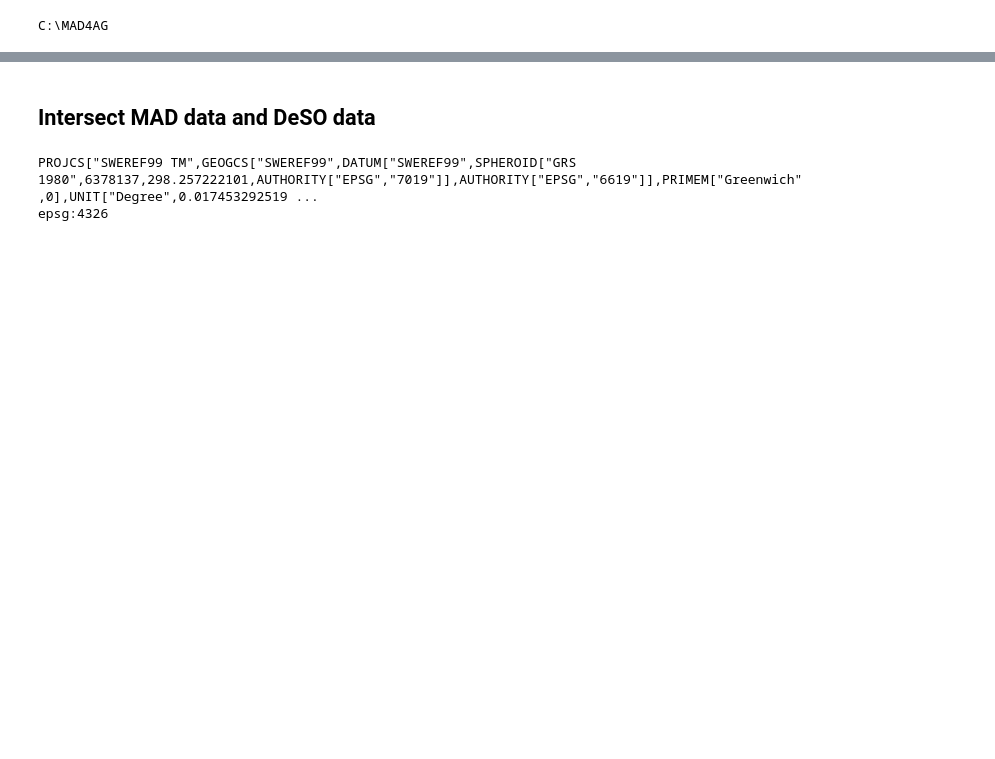
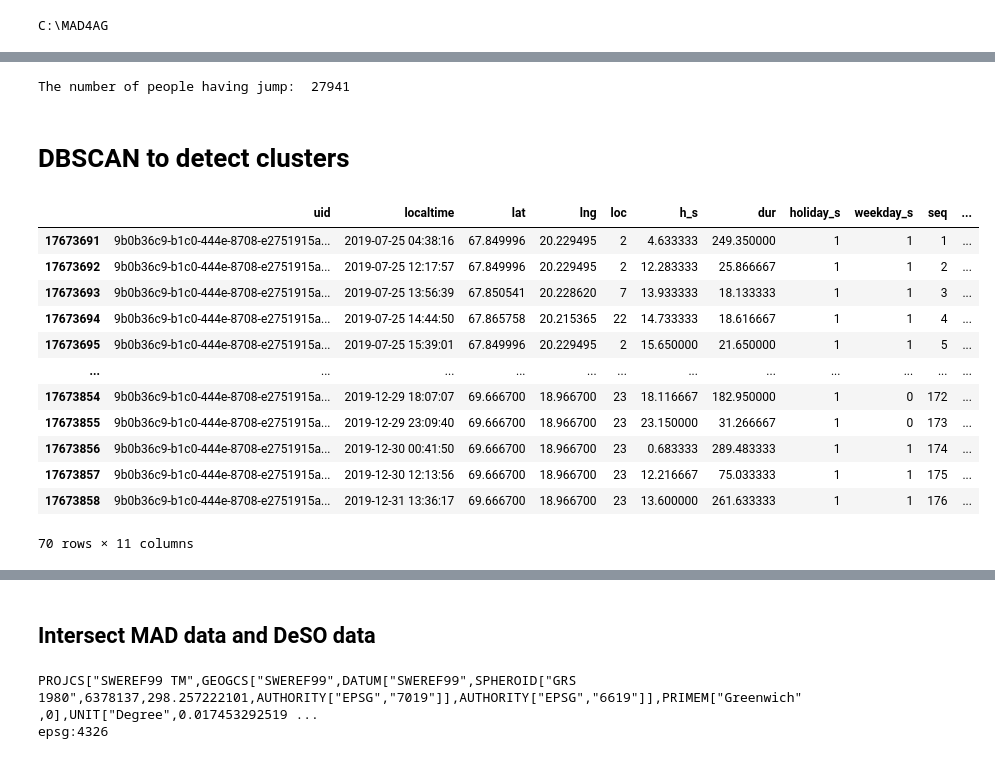
Before and after one commit to tozlucaglar/MAD4AG, a Jupyter notebook: src/1.1-Feature-engineering-close-buildings.ipynb, the cells around one changed output, grey strips where cells are left out. Cells and saved outputs as stored; diff of their text form; code cells hidden in the pictures; blank space fills up the shorter version.

```diff
--- a/src/1.1-Feature-engineering-close-buildings.ipynb
+++ b/src/1.1-Feature-engineering-close-buildings.ipynb
@@ -25,0 +41,7 @@ df = pd.read_parquet(file_name)
+# %%
+tqdm.pandas()
+df = df.groupby('uid').progress_apply(add_individual_clusters)
+
+print('The number of people having jump: ', len(df['uid'][df['cluster']>1].unique()))
+# %% [output]
+The number of people having jump:  27941
@@ -26,3 +52,5 @@ df = pd.read_parquet(file_name)
+# %% [markdown]
+# DBSCAN to detect clusters
 # %%
 def add_individual_clusters(data):
     # represent points consistently as (lat, lon)
@@ -41,3 +69,21 @@ def add_individual_clusters(data):
 # %%
 tqdm.pandas()
 df = df.groupby('uid').progress_apply(add_individual_clusters)
+# %%
+# the clusters in one individual's different jumps
+
+df[df['uid'] == '9b0b36c9-b1c0-444e-8708-e2751915a587-1']
+# %% [output]
+|  | uid | localtime | lat | lng | loc | h_s | dur | holiday_s | weekday_s | seq | ... |
+| 17673691 | 9b0b36c9-b1c0-444e-8708-e2751915a... | 2019-07-25 04:38:16 | 67.849996 | 20.229495 | 2 | 4.633333 | 249.350000 | 1 | 1 | 1 | ... |
+| 17673692 | 9b0b36c9-b1c0-444e-8708-e2751915a... | 2019-07-25 12:17:57 | 67.849996 | 20.229495 | 2 | 12.283333 | 25.866667 | 1 | 1 | 2 | ... |
+| 17673693 | 9b0b36c9-b1c0-444e-8708-e2751915a... | 2019-07-25 13:56:39 | 67.850541 | 20.228620 | 7 | 13.933333 | 18.133333 | 1 | 1 | 3 | ... |
+| 17673694 | 9b0b36c9-b1c0-444e-8708-e2751915a... | 2019-07-25 14:44:50 | 67.865758 | 20.215365 | 22 | 14.733333 | 18.616667 | 1 | 1 | 4 | ... |
+| 17673695 | 9b0b36c9-b1c0-444e-8708-e2751915a... | 2019-07-25 15:39:01 | 67.849996 | 20.229495 | 2 | 15.650000 | 21.650000 | 1 | 1 | 5 | ... |
+| ... | ... | ... | ... | ... | ... | ... | ... | ... | ... | ... | ... |
+| 17673854 | 9b0b36c9-b1c0-444e-8708-e2751915a... | 2019-12-29 18:07:07 | 69.666700 | 18.966700 | 23 | 18.116667 | 182.950000 | 1 | 0 | 172 | ... |
+| 17673855 | 9b0b36c9-b1c0-444e-8708-e2751915a... | 2019-12-29 23:09:40 | 69.666700 | 18.966700 | 23 | 23.150000 | 31.266667 | 1 | 0 | 173 | ... |
+| 17673856 | 9b0b36c9-b1c0-444e-8708-e2751915a... | 2019-12-30 00:41:50 | 69.666700 | 18.966700 | 23 | 0.683333 | 289.483333 | 1 | 1 | 174 | ... |
+| 17673857 | 9b0b36c9-b1c0-444e-8708-e2751915a... | 2019-12-30 12:13:56 | 69.666700 | 18.966700 | 23 | 12.216667 | 75.033333 | 1 | 1 | 175 | ... |
+| 17673858 | 9b0b36c9-b1c0-444e-8708-e2751915a... | 2019-12-31 13:36:17 | 69.666700 | 18.966700 | 23 | 13.600000 | 261.633333 | 1 | 1 | 176 | ... |
+70 rows × 11 columns
```
Also changed, not shown: parts of 9 cells of this notebook, 5 other files.
